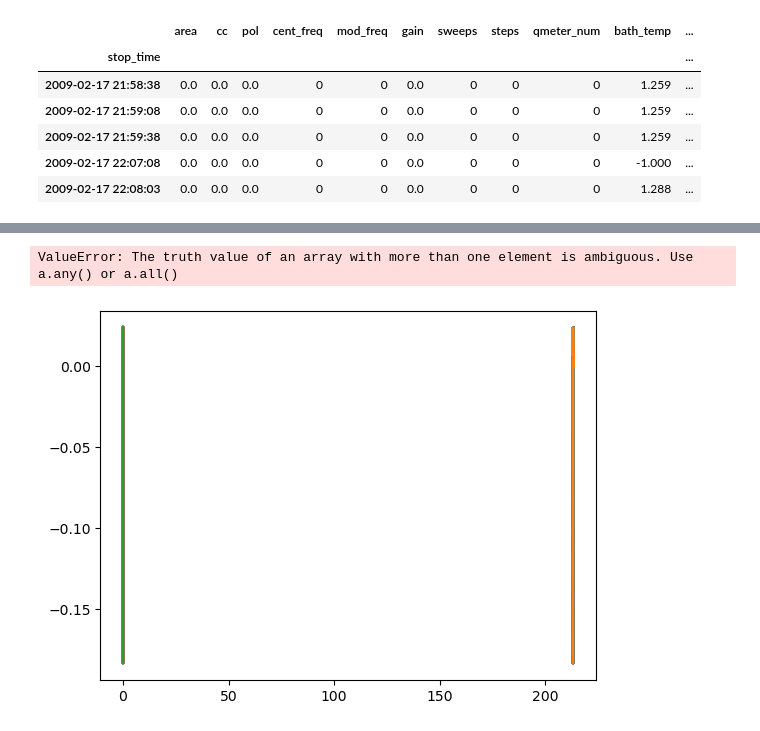
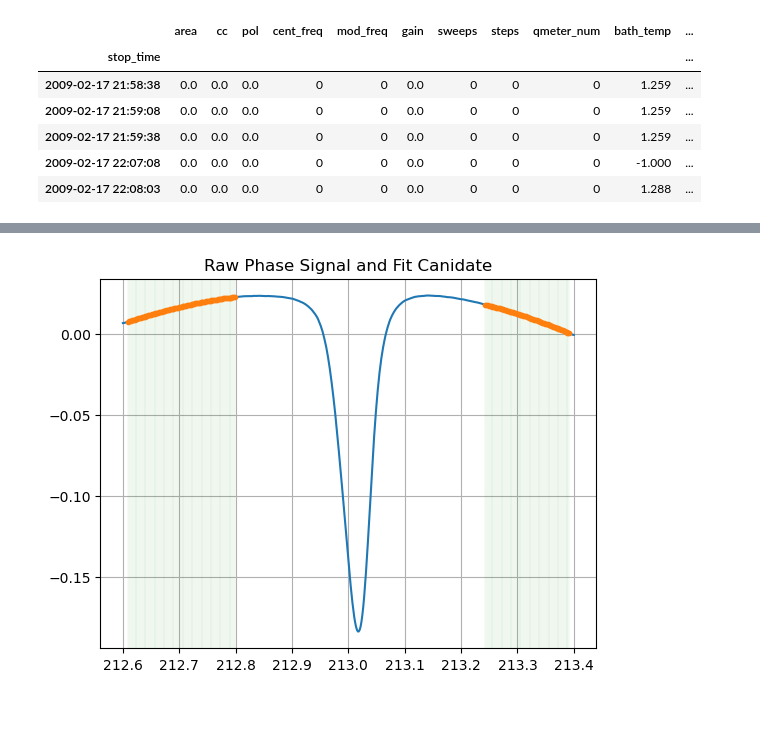
Before and after one commit to evan-toon/DNP, a Jupyter notebook: sane_gaussian_fitting.ipynb, the cells around one changed output, grey strips where cells are left out. Cells and saved outputs as stored; diff of their text form; code cells hidden in the pictures.

```diff
--- a/sane_gaussian_fitting.ipynb
+++ b/sane_gaussian_fitting.ipynb
@@ -43,19 +51,20 @@ plt.show()
-# %%
-wings = [0.01, .25, .8, .99]
-bounds = [x * len(phase) for x in wings]
-data = [z for x, z in enumerate(zip(freq_list, phase)) if (bounds[0] < x < bounds[1] or bounds[2] < x < bounds[3])]
-# There's surely a better way to do this with NumPy, but I was initially working with Python lists
-
-X = np.array([x for x, y in data])
-Y = np.array([y for x, y in data])
-
-plt.plot(freq_list, phase)
-for x in X:
-    plt.axvline(x, color='green', alpha=0.05,)
-plt.plot(X, Y)
-plt.title('Baseline Subtracted and Fit Candidate')
-plt.grid()
-plt.show()
-# %% [output]
-ValueError: The truth value of an array with more than one element is ambiguous. Use a.any() or a.all()
-[figure, removed]
+# %%
+# Create bounds for the wings w/ fractions of the array length
+wings = [0.01, 0.25, 0.8, 0.99]
+bounds = [x * len(phase) for x in wings]
+
+# Select (freq, phase) points from the left and right wings of the signal
+data = [z for x, z in enumerate(zip(freq_list, phase)) if (bounds[0] < x < bounds[1] or bounds[2] < x < bounds[3])]
+
+X = np.array([x for x, y in data])
+Y = np.array([y for x, y in data])
+
+plt.plot(freq_list, phase)
+for x in X:
+    plt.axvline(x, color='green', alpha=0.03)
+plt.plot(X, Y, '.')
+plt.title("Raw Phase Signal and Fit Canidate")
+plt.grid()
+plt.show()
+# %% [output]
+[figure, added]
```
Also changed, not shown: parts of 7 cells of this notebook.
